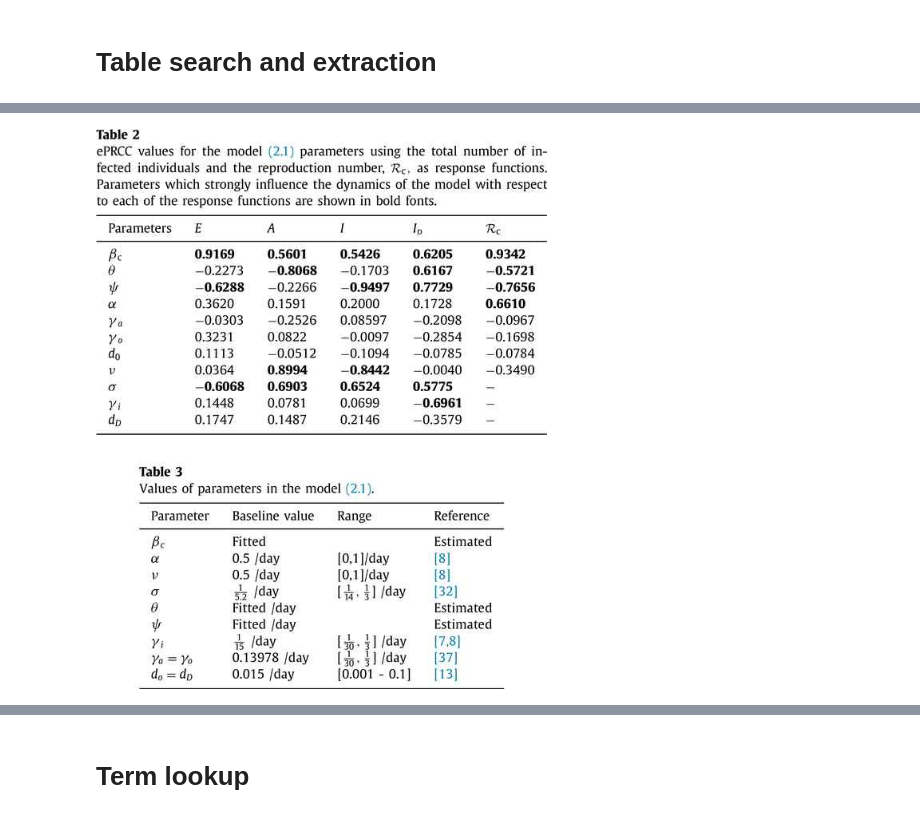
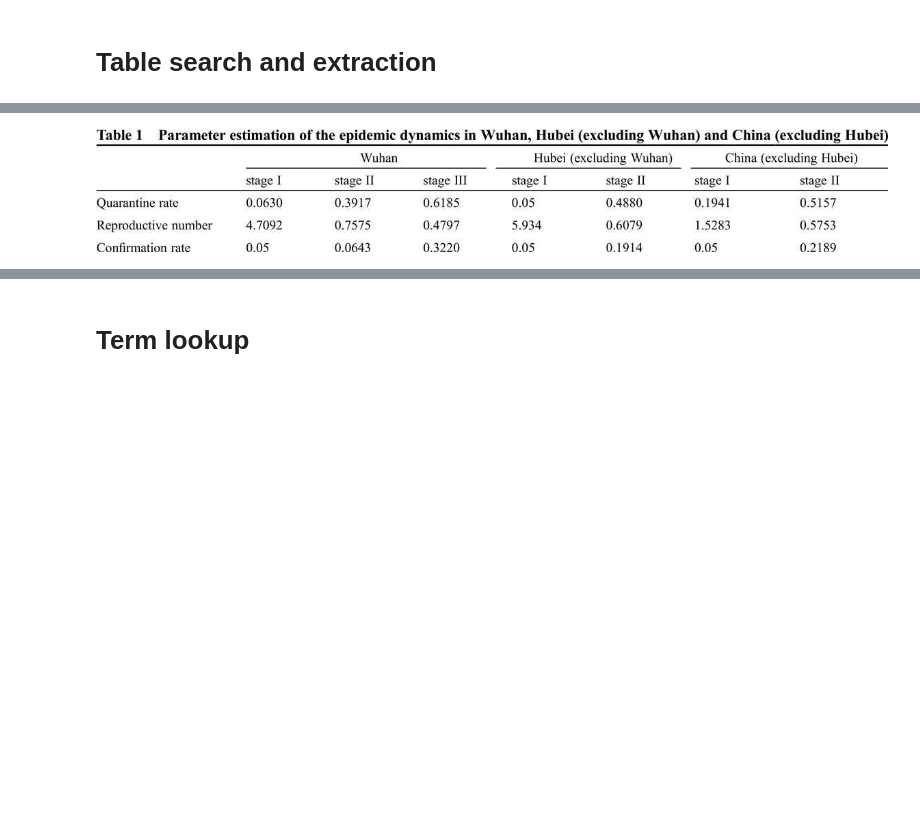
Before and after one commit to xDD-LAKE/Phase1, a Jupyter notebook: October_demo/LAKE_demo_scratchpad.ipynb, the cells around one changed output, grey strips where cells are left out. Drawn from its saved outputs; the diff is of its cells as text; code cells hidden in the pictures; blank space fills up the shorter version.

```diff
--- a/October_demo/LAKE_demo_scratchpad.ipynb
+++ b/October_demo/LAKE_demo_scratchpad.ipynb
@@ -9,7 +9,7 @@ API_BASE="http://xdddev.chtc.io/askem_staging/"
 # %% [markdown]
 # Table search and extraction
 # %%
-url = f"{API_BASE}object?askem_class=Table&contentText=reproduction"
+url = f"{API_BASE}object?askem_class=Table&contentText=parameter estimation"
 resp = requests.get(url)
 data = resp.json()
 data
@@ -34,8 +34,8 @@ data
 # %%
-result = data["success"]["data"][5]
+result = data["success"]["data"][0]
 display.Image(b64decode(result['properties']['image']))
 # %% [output]
-[figure, old version]
+[figure, new version]
 # %%
 df = pd.read_json(json.dumps(result['properties']['contentJSON']))
 df
```
Also changed, not shown: parts of 5 cells of this notebook.
